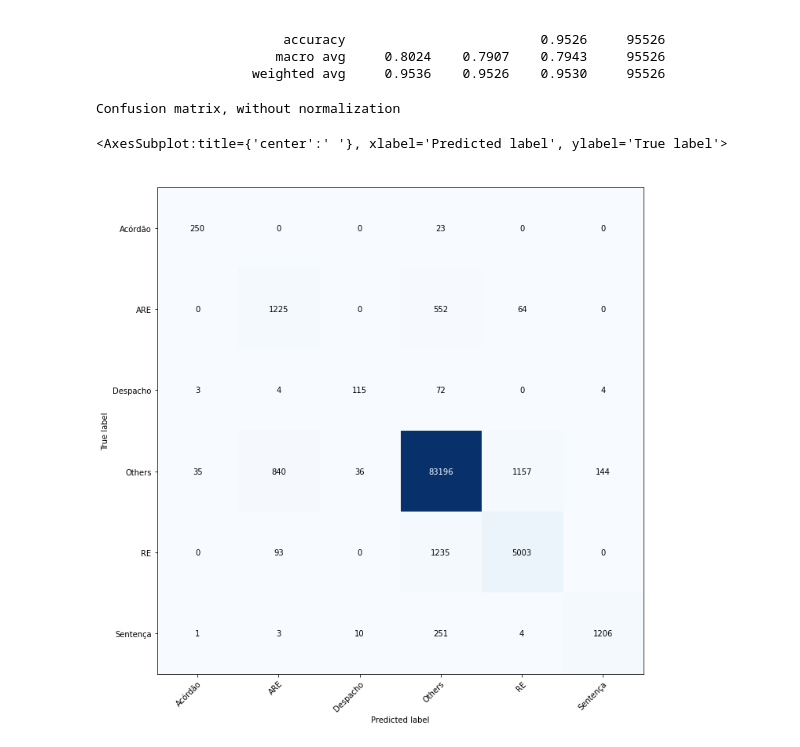
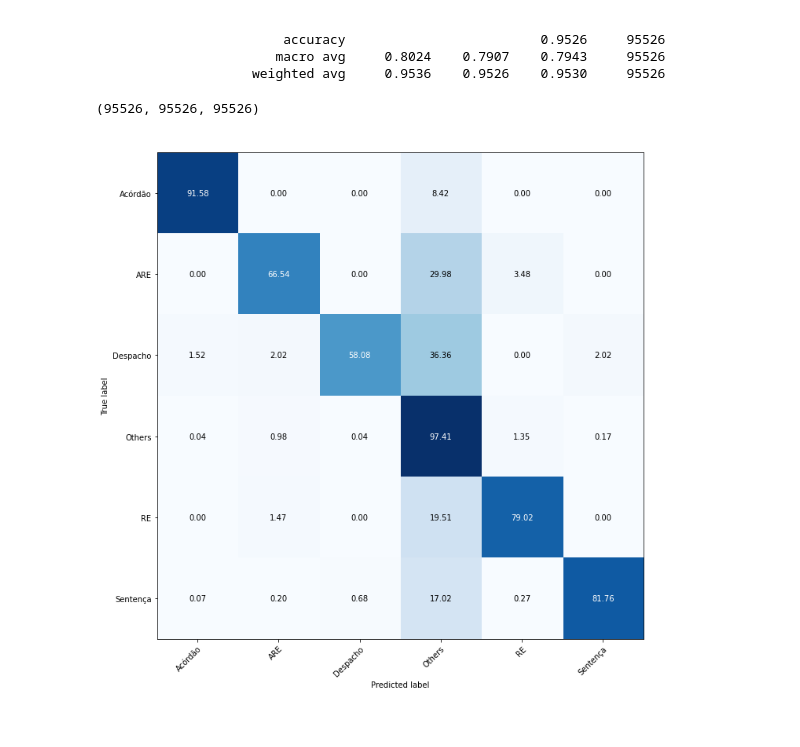
Before and after one commit to peluz/victor-visual-text, a Jupyter notebook: error_analysis.ipynb, the cells around one changed output. Drawn from its saved outputs; the diff is of its cells as text; code cells hidden in the pictures.

```diff
--- a/error_analysis.ipynb
+++ b/error_analysis.ipynb
@@ -103,0 +110,3 @@ Callbacks:
+# %%
+get_losses = GetLosses()
+learn.add_cb(get_losses)
@@ -106,16 +117,18 @@ def evaluate(learn, dl):
     preds, targets = learn.get_preds(dl=dl)
     preds =[np.argmax(x, axis=-1) for sublist in preds for x in sublist]
     targets = [x for sublist in targets for x in sublist]
+    losses = learn.get_losses.losses
     pad_idxs = [i for i,x in enumerate(targets) if x != tensor([12])]
     preds = L(preds)[pad_idxs]
     targets = L(targets)[pad_idxs]
+    losses = L(list(torch.cat(losses)))[pad_idxs]
     print(classification_report(targets, preds, target_names=dl.get_labels.cat.vocab, digits=4))
-    preds = [x % 6 for x in preds]
-    targets = [x % 6 for x in targets]
-    print(classification_report(targets, preds, target_names=[x[2:] for x in dl.get_labels.cat.vocab[:6]], digits=4))
-    return preds, targets
+    preds_clean = [x % 6 for x in preds]
+    targets_clean = [x % 6 for x in targets]
+    print(classification_report(targets_clean, preds_clean, target_names=[x[2:] for x in dl.get_labels.cat.vocab[:6]], digits=4))
+    return preds, targets, preds_clean, targets_clean, losses
 # %%
-preds, targets = evaluate(learn, test_dl)
+preds, targets, preds_clean, targets_clean, losses = evaluate(learn, test_dl)
 # %% [output]
 [interactive output not drawn]
                                     precision    recall  f1-score   support
@@ -135,10 +148,15 @@ I-agravo_em_recurso_extraordinario     0.5512    0.6677    0.6039      1628
                         accuracy                         0.9526     95526
                        macro avg     0.8024    0.7907    0.7943     95526
                     weighted avg     0.9536    0.9526    0.9530     95526
+# %%
+len(losses), len(preds), len(targets)
+# %% [output]
+(95526, 95526, 95526)
 # %%
 def plot_confusion_matrix(y_true, y_pred, classes,
-                          normalize=False,
+                          normalize=None,
                           title=None,
+                          order=None,
                           cmap=plt.cm.Blues):
     """
     This function prints and plots the confusion matrix.
@@ -151,12 +169,9 @@ def plot_confusion_matrix(y_true, y_pred, classes,
             title = 'Confusion matrix, without normalization'
 
     # Compute confusion matrix
-    cm = confusion_matrix(y_true, y_pred)
-    if normalize:
-        cm = cm.astype('float') / cm.sum(axis=1)[:, np.newaxis] *1--
-        print("Normalized confusion matrix")
-    else:
-        print('Confusion matrix, without normalization')
+    cm = confusion_matrix(y_true, y_pred, labels=order, normalize=normalize)
+    if normalize is not None:
+        cm *=100
 
     fig, ax = plt.subplots()
     fig.set_size_inches(10,10)
@@ -183,11 +198,9 @@ def plot_confusion_matrix(y_true, y_pred, classes,
                     ha="center", va="center",
                     color="white" if cm[i, j] > thresh else "black")
     fig.tight_layout()
-    return ax
+    return fig
 # %%
-plot_confusion_matrix(targets, preds, ["Acórdão", "ARE", "Despacho", "Others", "RE", "Sentença"],
-                      normalize=True, title=" ")
+fig = plot_confusion_matrix(targets_clean, preds_clean, ["Acórdão", "ARE", "Despacho", "Others", "RE", "Sentença"],
+                      normalize="true", title=" ")
 # %% [output]
-Confusion matrix, without normalization
-<AxesSubplot:title={'center':' '}, xlabel='Predicted label', ylabel='True label'>
-[figure, old version]
+[figure, new version]
```
Also changed, not shown: parts of 19 cells of this notebook, 16 other files.
